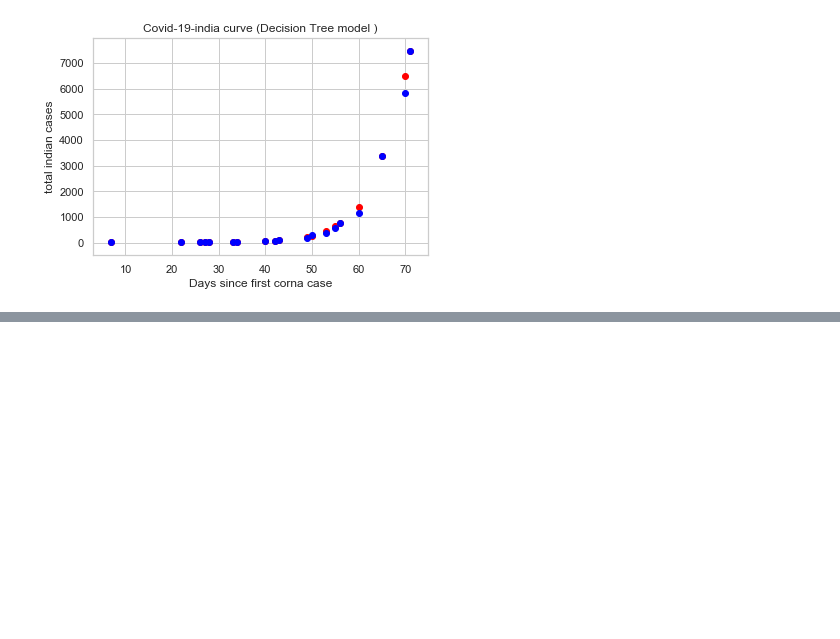
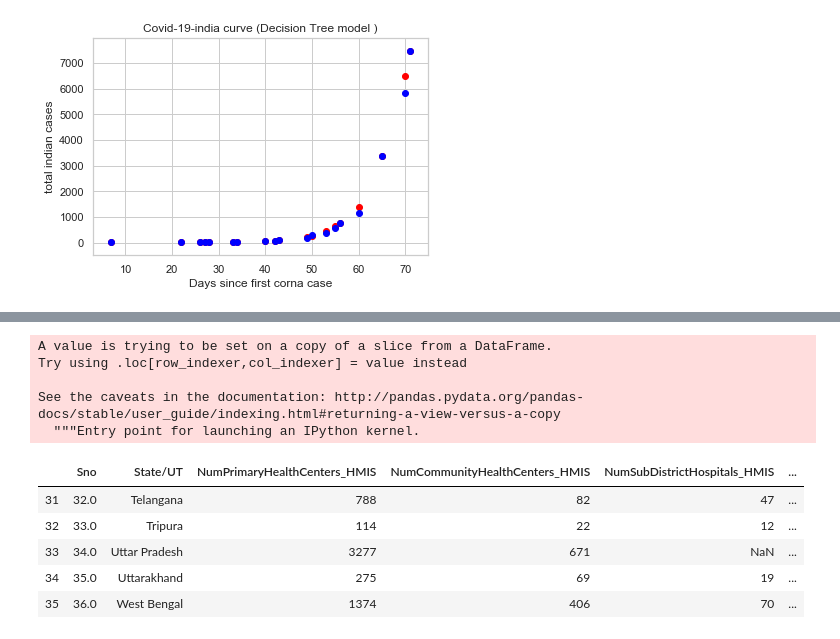
Before and after one commit to illuminati-80/prediction_project, a Jupyter notebook: covid-branch.ipynb, the cells around one changed output, grey strips where cells are left out. Drawn from its saved outputs; the diff is of its cells as text; code cells hidden in the pictures; blank space fills up the shorter version.

```diff
--- a/covid-branch.ipynb
+++ b/covid-branch.ipynb
@@ -663,0 +732,3 @@ plt.show()
+# %%
+hospital_beds_india_work['NumRuralBeds_NHP18']=hospital_beds_india_work['NumRuralBeds_NHP18'].astype(np.int64)
+hospital_beds_india_work['NumUrbanBeds_NHP18']=hospital_beds_india_work['NumUrbanBeds_NHP18'].astype(np.int64)
@@ -663,0 +767,17 @@ plt.show()
+# %%
+hospital_beds_india_work['totalbeds']=(hospital_beds_india_work['NumPublicBeds_HMIS']+hospital_beds_india_work['NumRuralBeds_NHP18']+hospital_beds_india_work['NumUrbanBeds_NHP18'])
+# %% [output]
+A value is trying to be set on a copy of a slice from a DataFrame.
+Try using .loc[row_indexer,col_indexer] = value instead
+
+See the caveats in the documentation: http://pandas.pydata.org/pandas-docs/stable/user_guide/indexing.html#returning-a-view-versus-a-copy
+  """Entry point for launching an IPython kernel.
+# %%
+hospital_beds_india_work.tail()
+# %% [output]
+|  | Sno | State/UT | NumPrimaryHealthCenters_HMIS | NumCommunityHealthCenters_HMIS | NumSubDistrictHospitals_HMIS | ... |
+| 31 | 32.0 | Telangana | 788 | 82 | 47 | ... |
+| 32 | 33.0 | Tripura | 114 | 22 | 12 | ... |
+| 33 | 34.0 | Uttar Pradesh | 3277 | 671 | NaN | ... |
+| 34 | 35.0 | Uttarakhand | 275 | 69 | 19 | ... |
+| 35 | 36.0 | West Bengal | 1374 | 406 | 70 | ... |
```
Also changed, not shown: parts of 10 cells of this notebook.
